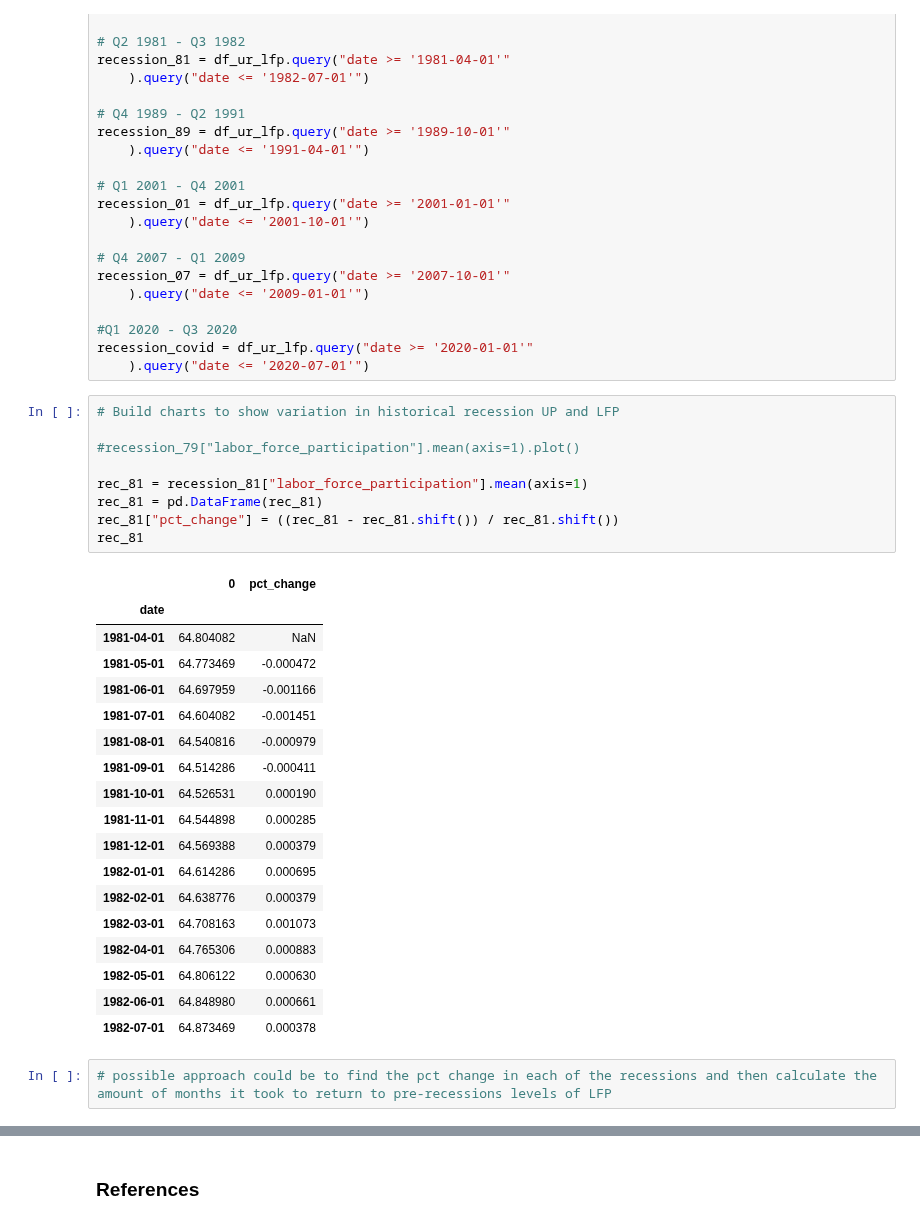
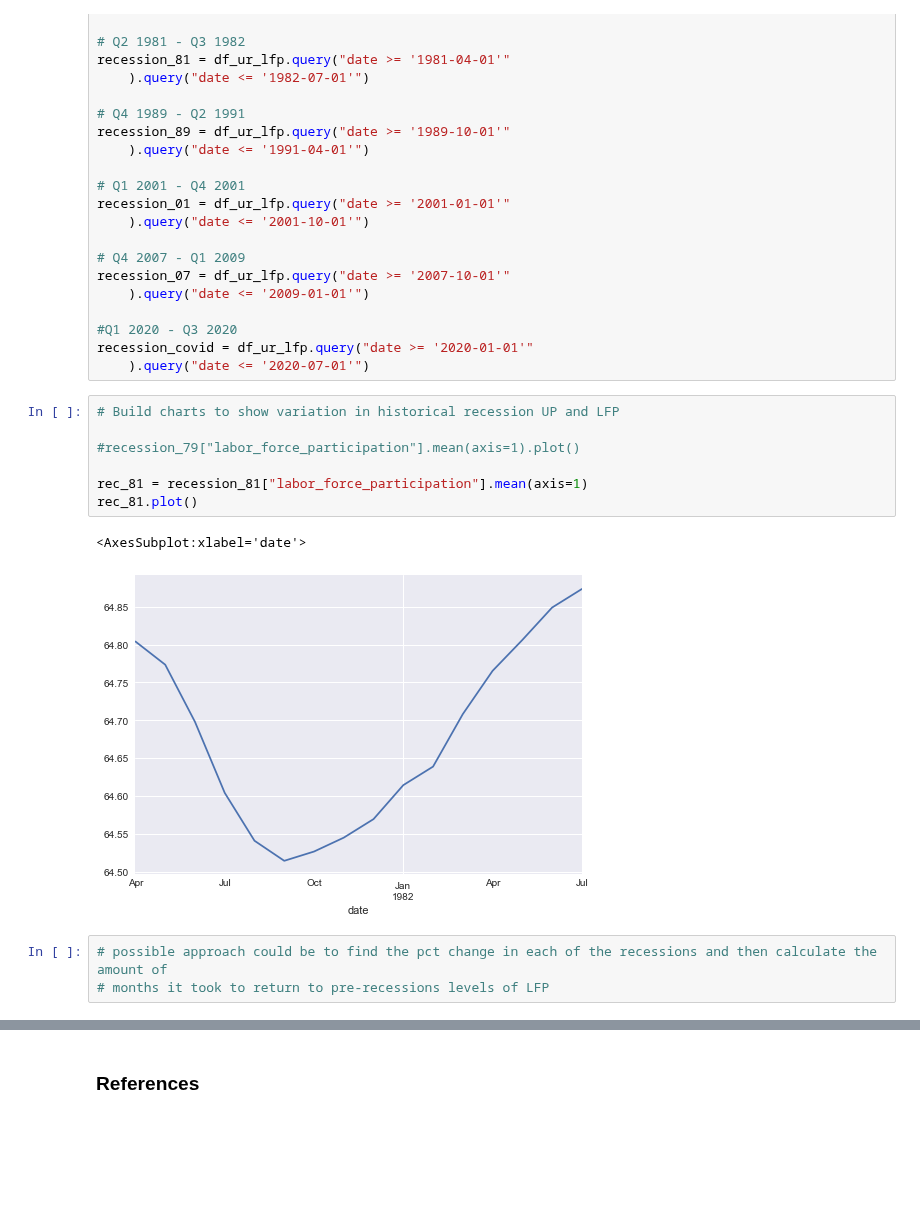
Before and after one commit to vgm236/ferrante_moreira_data_project, a Jupyter notebook: app/ferrante_moreira_project.ipynb, the cells around one changed output, grey strips where cells are left out. Saved outputs shown, nothing was run; the diff lists cells and outputs as text; blank space fills up the shorter version.

```diff
--- a/app/ferrante_moreira_project.ipynb
+++ b/app/ferrante_moreira_project.ipynb
@@ -924,30 +973,13 @@ recession_covid = df_ur_lfp.query("date >= '2020-01-01'"
 # %%
 # Build charts to show variation in historical recession UP and LFP
 
 #recession_79["labor_force_participation"].mean(axis=1).plot()
 
 rec_81 = recession_81["labor_force_participation"].mean(axis=1)
-rec_81 = pd.DataFrame(rec_81)
-rec_81["pct_change"] = ((rec_81 - rec_81.shift()) / rec_81.shift())
-rec_81
+rec_81.plot()
 # %% [output]
-|  | 0 | pct_change |
-| date |  |  |
-| 1981-04-01 | 64.804082 | NaN |
-| 1981-05-01 | 64.773469 | -0.000472 |
-| 1981-06-01 | 64.697959 | -0.001166 |
-| 1981-07-01 | 64.604082 | -0.001451 |
-| 1981-08-01 | 64.540816 | -0.000979 |
-| 1981-09-01 | 64.514286 | -0.000411 |
-| 1981-10-01 | 64.526531 | 0.000190 |
-| 1981-11-01 | 64.544898 | 0.000285 |
-| 1981-12-01 | 64.569388 | 0.000379 |
-| 1982-01-01 | 64.614286 | 0.000695 |
-| 1982-02-01 | 64.638776 | 0.000379 |
-| 1982-03-01 | 64.708163 | 0.001073 |
-| 1982-04-01 | 64.765306 | 0.000883 |
-| 1982-05-01 | 64.806122 | 0.000630 |
-| 1982-06-01 | 64.848980 | 0.000661 |
-| 1982-07-01 | 64.873469 | 0.000378 |
+<AxesSubplot:xlabel='date'>
+[figure, added]
 # %%
-# possible approach could be to find the pct change in each of the recessions and then calculate the amount of months it took to return to pre-recessions levels of LFP
+# possible approach could be to find the pct change in each of the recessions and then calculate the amount of
+# months it took to return to pre-recessions levels of LFP
```
Also changed, not shown: parts of 13 cells of this notebook.
